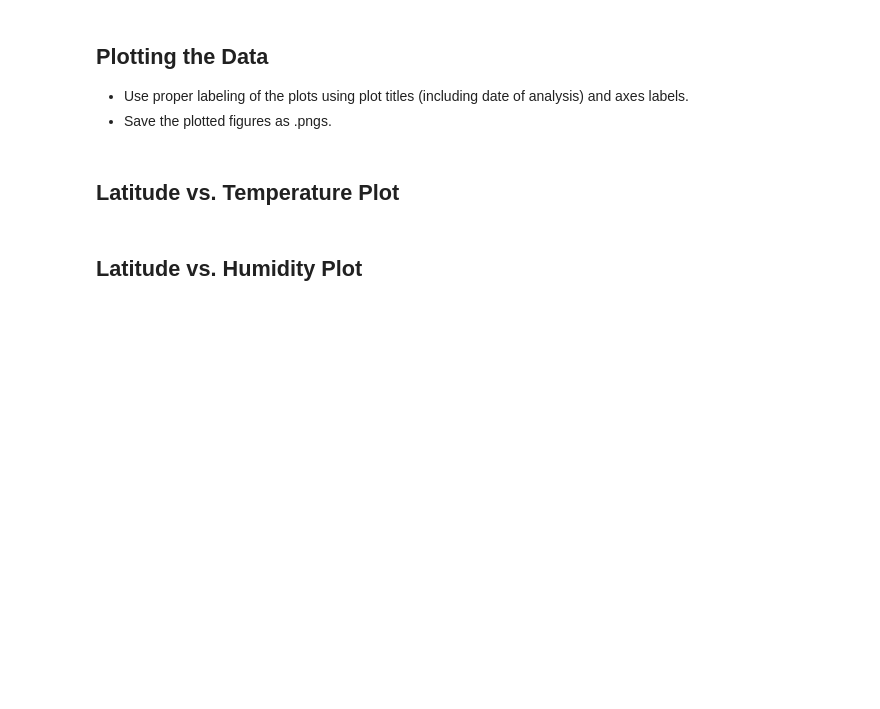
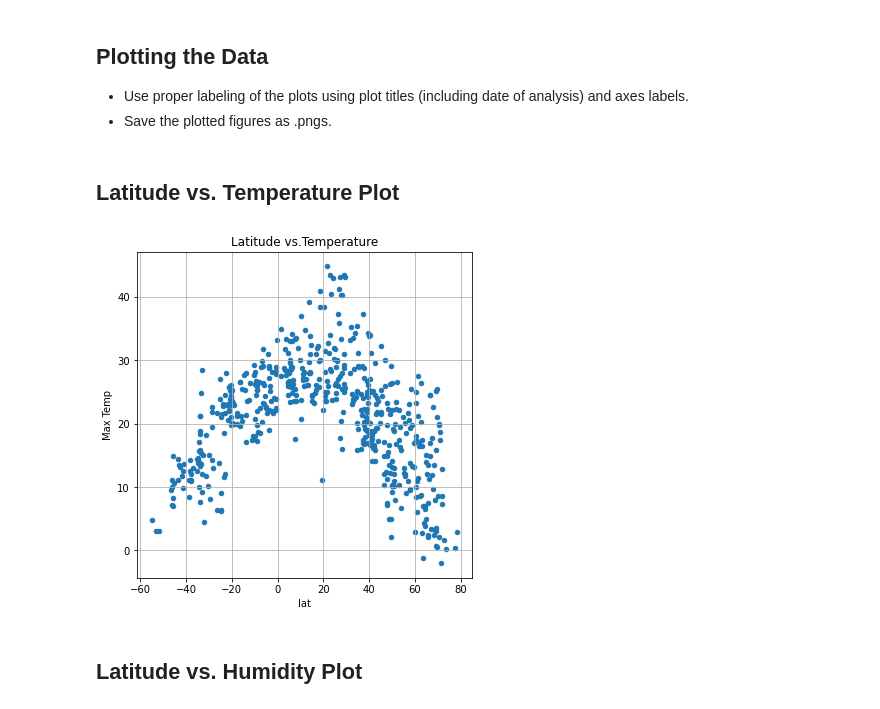
Before and after one commit to RZHANG2021/python-api-challenge, a Jupyter notebook: starter_code/WeatherPy.ipynb, the cells around one changed output. Drawn from its saved outputs; the diff is of its cells as text; code cells hidden in the pictures; blank space fills up the shorter version.

```diff
--- a/starter_code/WeatherPy.ipynb
+++ b/starter_code/WeatherPy.ipynb
@@ -184,0 +171,4 @@ weather_data.describe()
+# %%
+weather_data_path="../output_data/weather_data.csv"
+weather_data_df=pd.read_csv(weather_data_path,encoding="utf-8")
+weather_data_df.describe()
@@ -185,7 +185,7 @@ weather_data.describe()
 # %%
 #  Get the indices of cities that have humidity equal or over 100%.
 
-Humidity_100=weather_data.loc[weather_data["Humidity"]>=100]
+Humidity_100=weather_data_df.loc[weather_data_df["Humidity"]>=100]
 
 print (Humidity_100)
 # %% [output]
@@ -217,7 +217,7 @@ Int64Index([48, 65, 85, 86, 91, 156, 197, 329, 349, 463], dtype='int64')
 # %%
 # dropping the city with humidity equal or over 100 by reference the humidity_100 index
 # Passing "inplace=False" and make a new data fram "clean_data".
-clean_data=weather_data.drop(Humidity_100.index, inplace = False)
+clean_data=weather_data_df.drop(Humidity_100.index, inplace = False)
 clean_data
 # %% [output]
 |  | city | lng | lat | Max Temp | Humidity | Wind Speed | Cloudiness | Country | Date |
@@ -251,5 +251,12 @@ clean_data.describe()
 * Save the plotted figures as .pngs.
 # %% [markdown]
 ## Latitude vs. Temperature Plot
+# %%
+#Latitude vs. Temperature Plot
+clean_data.plot(kind="scatter", x="lat", y="Max Temp", grid=True, figsize=(6,6),
+              title="Latitude vs.Temperature");
+plt.savefig("../output_data/lat vs Temp.png")
+# %% [output]
+[figure, added]
 # %% [markdown]
 ## Latitude vs. Humidity Plot
```
Also changed, not shown: parts of 21 cells of this notebook, 13 other files.
